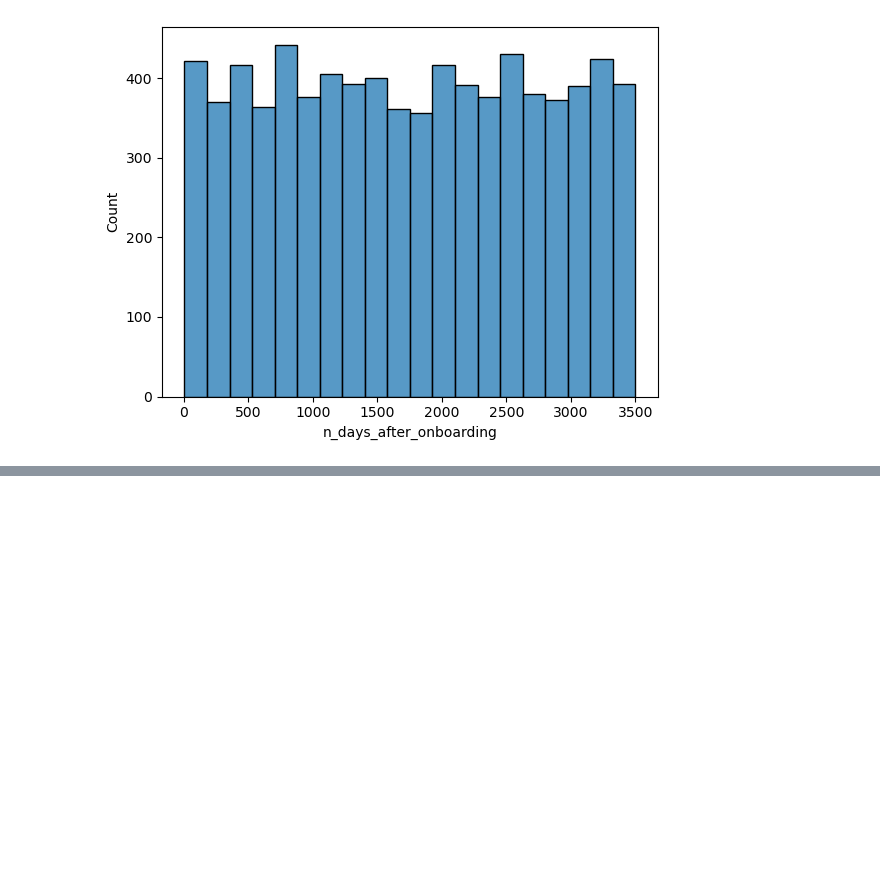
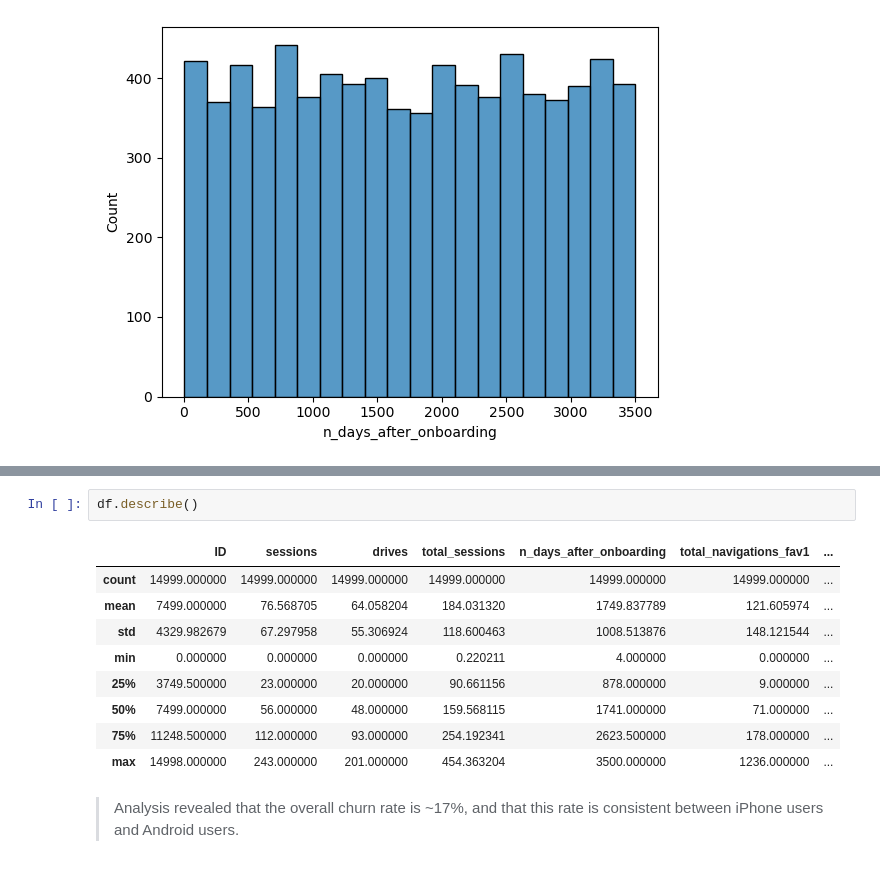
Before and after one commit to alishanstyles/Waze, a Jupyter notebook: Untitled.ipynb, the cells around one changed output, grey strips where cells are left out. Saved outputs shown, nothing was run; the diff lists cells and outputs as text; blank space fills up the shorter version.

```diff
--- a/Untitled.ipynb
+++ b/Untitled.ipynb
@@ -464,0 +485,14 @@ sns.histplot(x=data['n_days_after_onboarding']);
+# %%
+df.describe()
+# %% [output]
+|  | ID | sessions | drives | total_sessions | n_days_after_onboarding | total_navigations_fav1 | ... |
+| count | 14999.000000 | 14999.000000 | 14999.000000 | 14999.000000 | 14999.000000 | 14999.000000 | ... |
+| mean | 7499.000000 | 76.568705 | 64.058204 | 184.031320 | 1749.837789 | 121.605974 | ... |
+| std | 4329.982679 | 67.297958 | 55.306924 | 118.600463 | 1008.513876 | 148.121544 | ... |
+| min | 0.000000 | 0.000000 | 0.000000 | 0.220211 | 4.000000 | 0.000000 | ... |
+| 25% | 3749.500000 | 23.000000 | 20.000000 | 90.661156 | 878.000000 | 9.000000 | ... |
+| 50% | 7499.000000 | 56.000000 | 48.000000 | 159.568115 | 1741.000000 | 71.000000 | ... |
+| 75% | 11248.500000 | 112.000000 | 93.000000 | 254.192341 | 2623.500000 | 178.000000 | ... |
+| max | 14998.000000 | 243.000000 | 201.000000 | 454.363204 | 3500.000000 | 1236.000000 | ... |
+# %% [markdown]
+> Analysis revealed that the overall churn rate is ~17%, and that this rate is consistent between iPhone users and Android users.
```
Also changed, not shown: parts of 6 cells of this notebook.
